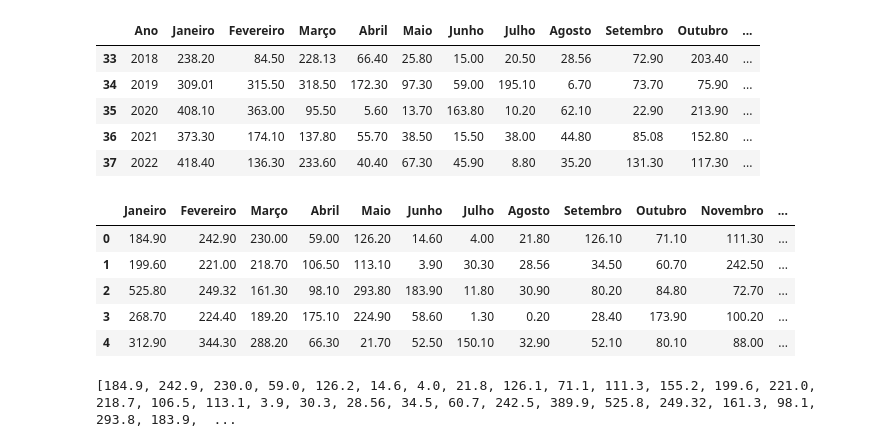
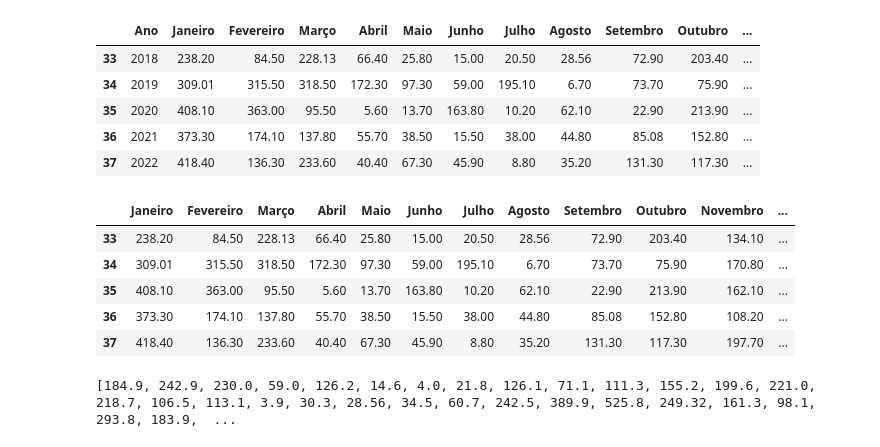
Before and after one commit to maria-raquel/series_temporais, a Jupyter notebook: ESSE.ipynb, the cells around one changed output. Cells and saved outputs as stored; diff of their text form; code cells hidden in the pictures.

```diff
--- a/ESSE.ipynb
+++ b/ESSE.ipynb
@@ -84,15 +84,15 @@ chuvasp.tail()
 # %%
 # Excluiremos a coluna ano
 chuvasp = chuvasp.drop(columns=['Ano'])
 
-chuvasp.head()
+chuvasp.tail()
 # %% [output]
 |  | Janeiro | Fevereiro | Março | Abril | Maio | Junho | Julho | Agosto | Setembro | Outubro | Novembro | ... |
-| 0 | 184.90 | 242.90 | 230.00 | 59.00 | 126.20 | 14.60 | 4.00 | 21.80 | 126.10 | 71.10 | 111.30 | ... |
-| 1 | 199.60 | 221.00 | 218.70 | 106.50 | 113.10 | 3.90 | 30.30 | 28.56 | 34.50 | 60.70 | 242.50 | ... |
-| 2 | 525.80 | 249.32 | 161.30 | 98.10 | 293.80 | 183.90 | 11.80 | 30.90 | 80.20 | 84.80 | 72.70 | ... |
-| 3 | 268.70 | 224.40 | 189.20 | 175.10 | 224.90 | 58.60 | 1.30 | 0.20 | 28.40 | 173.90 | 100.20 | ... |
-| 4 | 312.90 | 344.30 | 288.20 | 66.30 | 21.70 | 52.50 | 150.10 | 32.90 | 52.10 | 80.10 | 88.00 | ... |
+| 33 | 238.20 | 84.50 | 228.13 | 66.40 | 25.80 | 15.00 | 20.50 | 28.56 | 72.90 | 203.40 | 134.10 | ... |
+| 34 | 309.01 | 315.50 | 318.50 | 172.30 | 97.30 | 59.00 | 195.10 | 6.70 | 73.70 | 75.90 | 170.80 | ... |
+| 35 | 408.10 | 363.00 | 95.50 | 5.60 | 13.70 | 163.80 | 10.20 | 62.10 | 22.90 | 213.90 | 162.10 | ... |
+| 36 | 373.30 | 174.10 | 137.80 | 55.70 | 38.50 | 15.50 | 38.00 | 44.80 | 85.08 | 152.80 | 108.20 | ... |
+| 37 | 418.40 | 136.30 | 233.60 | 40.40 | 67.30 | 45.90 | 8.80 | 35.20 | 131.30 | 117.30 | 197.70 | ... |
 # %%
 # Convertendo os valores para float
 
```
Also changed, not shown: parts of 64 cells of this notebook.
